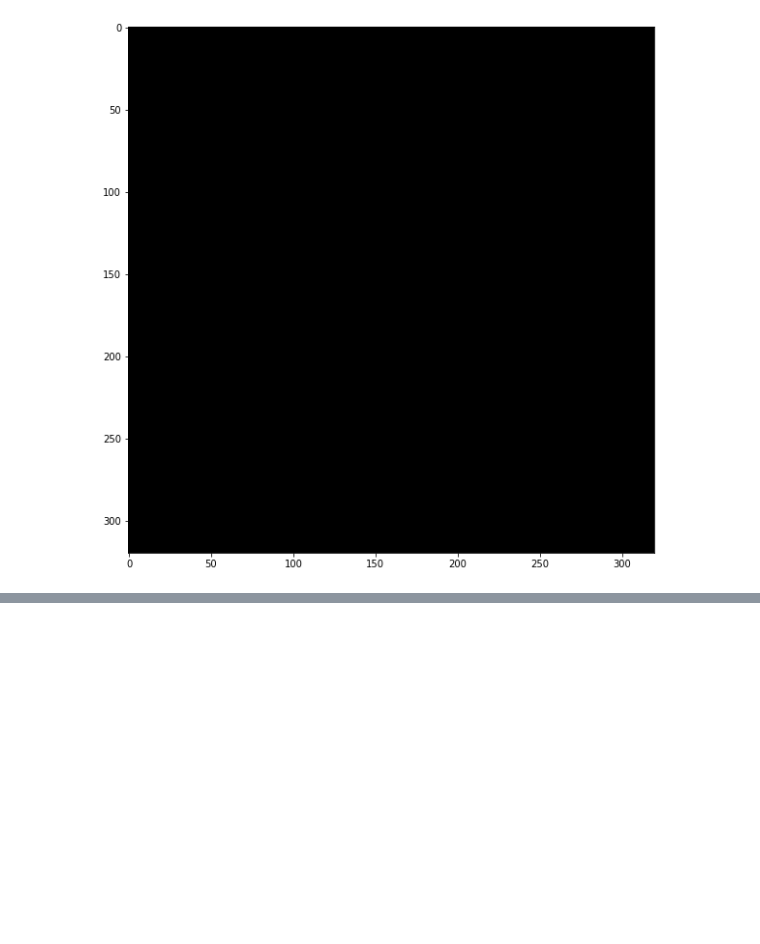
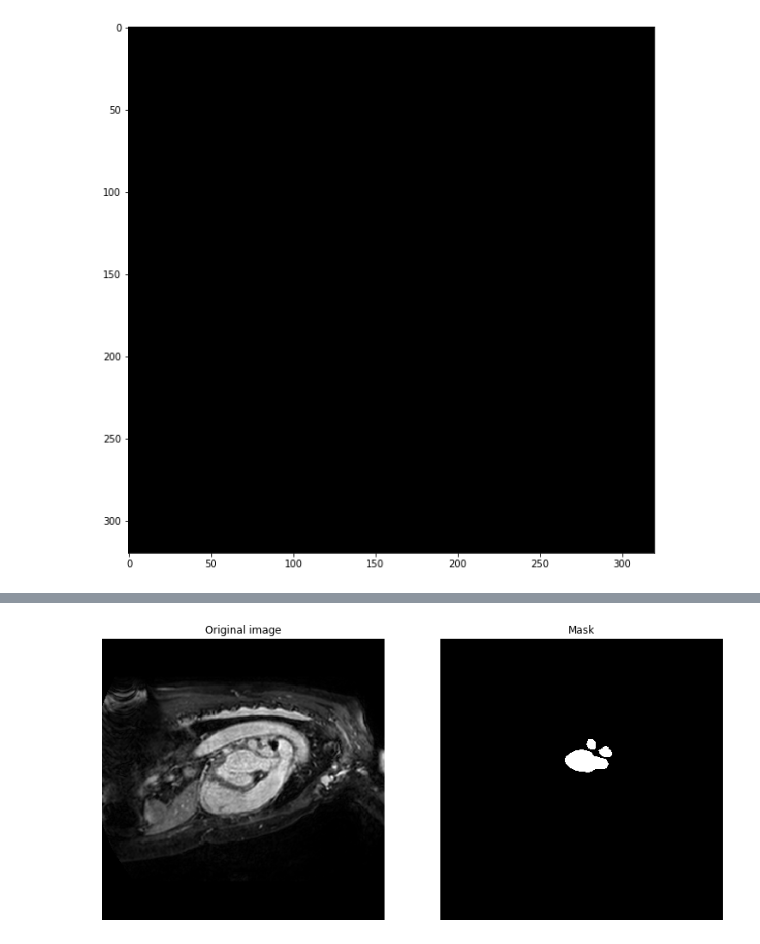
Before and after one commit to kuanliang/TMU_MedicalImaging_workshop, a Jupyter notebook: Medical_Image_exploration.ipynb, the cells around one changed output, grey strips where cells are left out. Saved outputs shown, nothing was run; the diff lists cells and outputs as text; code cells hidden in the pictures; blank space fills up the shorter version.

```diff
--- a/Medical_Image_exploration.ipynb
+++ b/Medical_Image_exploration.ipynb
@@ -143,0 +163,31 @@ create_gif(img_data, duration=0.5, output='test')
+# %%
+import cv2
+def inspect_img_mask(image, mask):
+    '''
+    '''
+    # scale pred and mask's pixel range to 0~255
+    mask = np.array(255*mask, dtype=np.uint8)
+    # transform both of them to rgb
+    rgb_mask = cv2.cvtColor(mask, cv2.COLOR_GRAY2RGB)
+    rgb_mask[:,:,1:3] = 0*rgb_mask[:,:,1:2]
+    #img_mask = cv2.addWeighted(image, 1, rgb_mask, 0.5, 1)
+
+
+    plt.figure(figsize=(20, 20))
+    plt.subplot(1,3,1)
+    plt.imshow(image, cmap='gray')
+    plt.title('Original image')
+    plt.axis('off')
+    plt.subplot(1,3,2)
+    plt.imshow(mask, cmap='gray')
+    plt.title('Mask')
+    plt.axis('off')
+    #plt.subplot(1,3,3)
+    #plt.imshow(img_mask)
+    #plt.title('Mask on image')
+    #plt.axis('off')
+# %%
+index = 50
+inspect_img_mask(img_X[index,:,:,0], mask_y[index,:,:,0])
+# %% [output]
+[figure, added]
```
Also changed, not shown: parts of 16 cells of this notebook.
